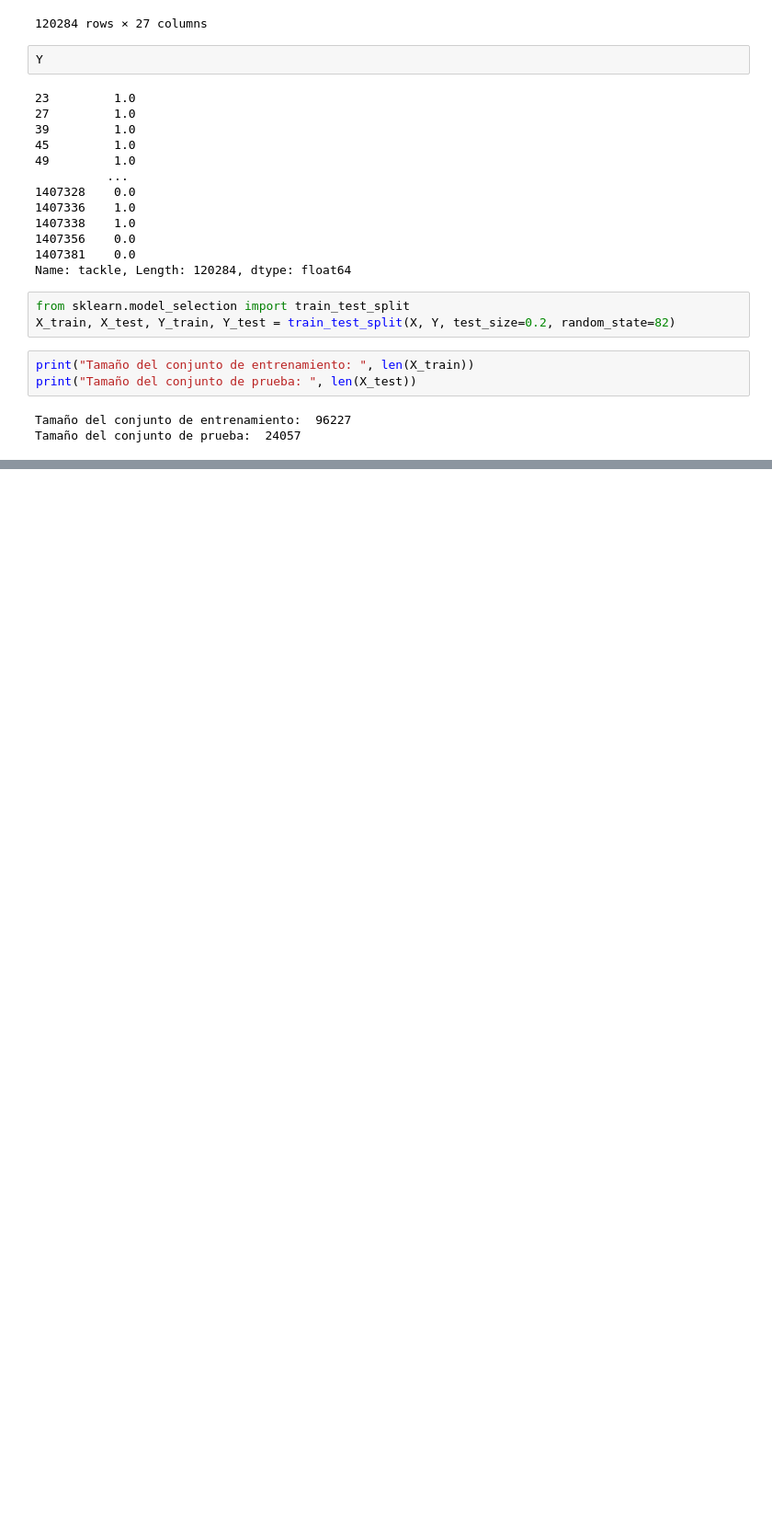
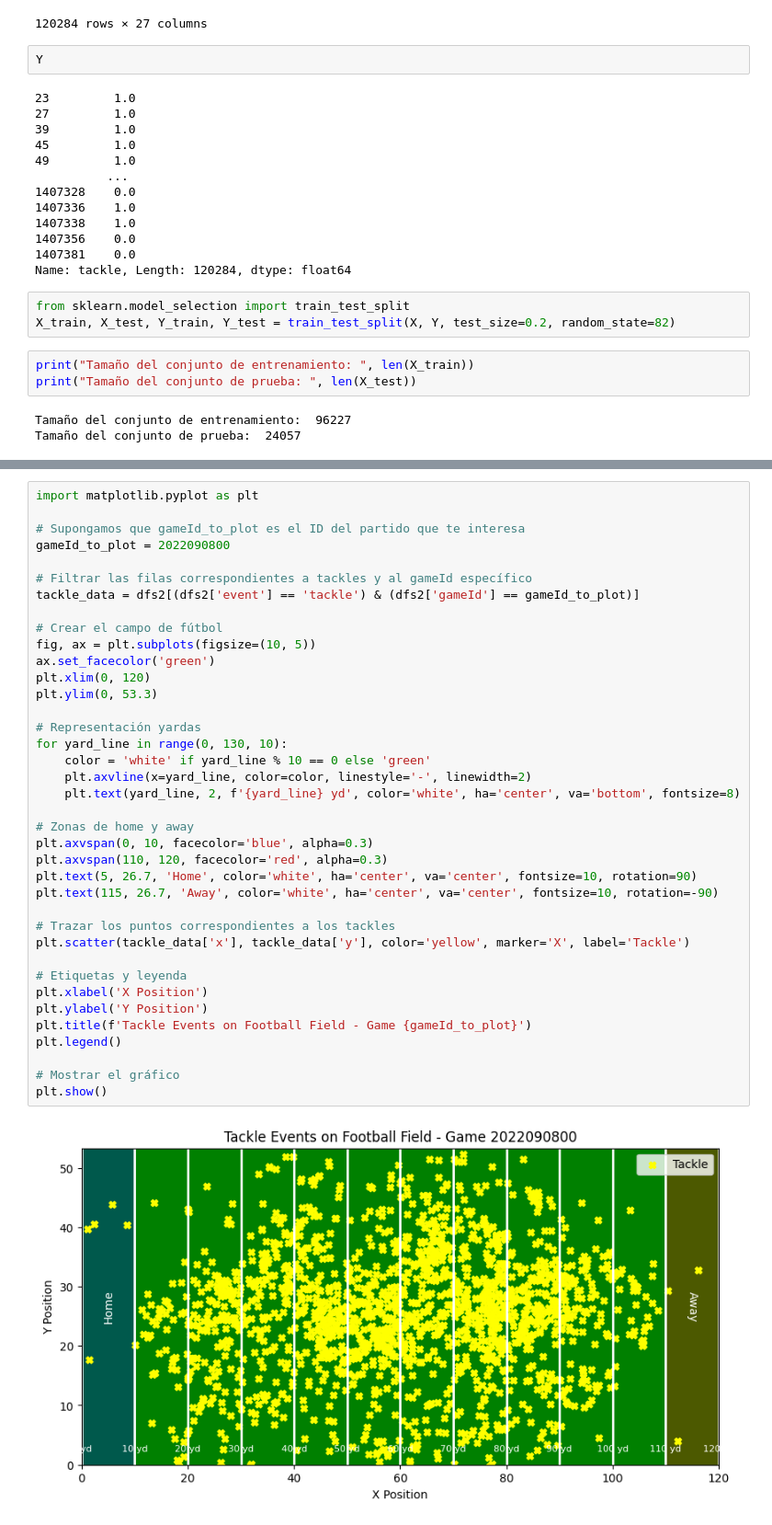
Before and after one commit to Alf-caput/NFL2022_TacklePredictNN, a Jupyter notebook: new.ipynb, the cells around one changed output, grey strips where cells are left out. Shown at 92% size. Cells and saved outputs as stored; diff of their text form; blank space fills up the shorter version.

Commit message:
plot de tackles no terminado falta cosas plot del tackle del partido La vs Buf y tmb uno solo del jugador 45 de La de ese mismo partido

```diff
--- a/new.ipynb
+++ b/new.ipynb
@@ -460,0 +483,40 @@ modelo=create_baseline
+# %%
+import matplotlib.pyplot as plt
+
+# Supongamos que gameId_to_plot es el ID del partido que te interesa
+gameId_to_plot = 2022090800
+
+# Filtrar las filas correspondientes a tackles y al gameId específico
+tackle_data = dfs2[(dfs2['event'] == 'tackle') & (dfs2['gameId'] == gameId_to_plot)]
+
+# Crear el campo de fútbol
+fig, ax = plt.subplots(figsize=(10, 5))
+ax.set_facecolor('green')
+plt.xlim(0, 120)
+plt.ylim(0, 53.3)
+
+# Representación yardas
+for yard_line in range(0, 130, 10):
+    color = 'white' if yard_line % 10 == 0 else 'green'
+    plt.axvline(x=yard_line, color=color, linestyle='-', linewidth=2)
+    plt.text(yard_line, 2, f'{yard_line} yd', color='white', ha='center', va='bottom', fontsize=8)
+
+# Zonas de home y away
+plt.axvspan(0, 10, facecolor='blue', alpha=0.3)
+plt.axvspan(110, 120, facecolor='red', alpha=0.3)
+plt.text(5, 26.7, 'Home', color='white', ha='center', va='center', fontsize=10, rotation=90)
+plt.text(115, 26.7, 'Away', color='white', ha='center', va='center', fontsize=10, rotation=-90)
+
+# Trazar los puntos correspondientes a los tackles
+plt.scatter(tackle_data['x'], tackle_data['y'], color='yellow', marker='X', label='Tackle')
+
+# Etiquetas y leyenda
+plt.xlabel('X Position')
+plt.ylabel('Y Position')
+plt.title(f'Tackle Events on Football Field - Game {gameId_to_plot}')
+plt.legend()
+
+# Mostrar el gráfico
+plt.show()
+# %% [output]
+[figure, added]
```
Also changed, not shown: parts of 15 cells of this notebook.
